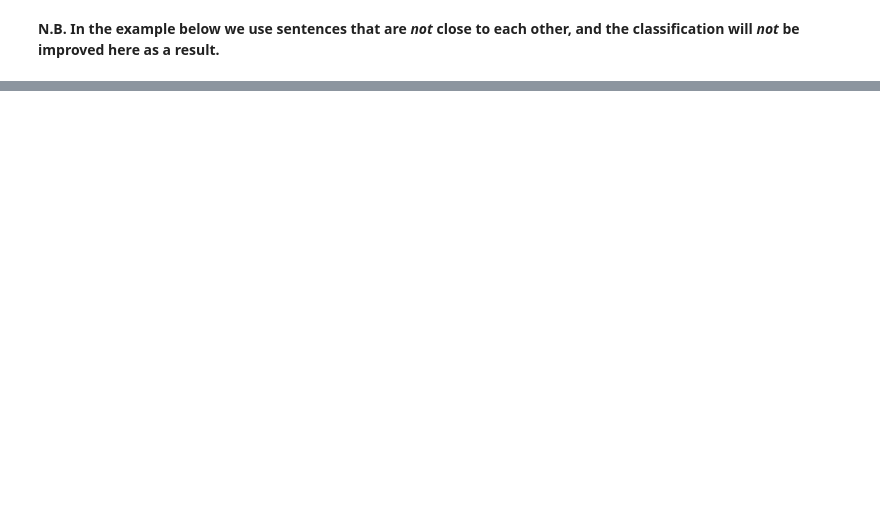
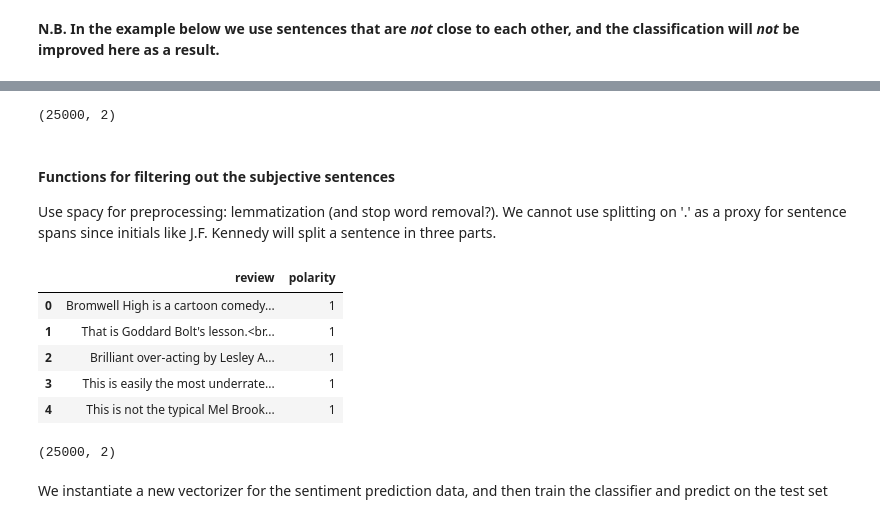
Before and after one commit to joel-n/sentiment-analysis, a Jupyter notebook: subjectivity_classification.ipynb, the cells around one changed output, grey strips where cells are left out. Drawn from its saved outputs; the diff is of its cells as text; code cells hidden in the pictures; blank space fills up the shorter version.

Commit message:
Added prediction on IMDb dataset (with subjectivity filtering)

```diff
--- a/subjectivity_classification.ipynb
+++ b/subjectivity_classification.ipynb
@@ -36,8 +73,9 @@ train_sentences, test_sentences, train_labels, test_labels = train_test_split(da
 # %% [markdown]
 Use binary vectorizer
 # %%
+# SET doc_preprocessor AS THE tokenizer ATTRIBUTE IN THE COUNT VECTORIZER TO USE IT
 bin_vectorizer = CountVectorizer(strip_accents=None, lowercase=True,
-                                 preprocessor=None, tokenizer=None,
+                                 preprocessor=None, tokenizer=doc_preprocessor,
                                  stop_words=None, ngram_range=(1, 1),
                                  binary=False)
 # %%
@@ -172,0 +262,41 @@ Sanity check: We disregard the sink and source nodes 0 and 9, and find node 1 an
+# %%
+def read_folder(folder_path):
+    file_paths = os.listdir(folder_path)
+    review = []
+    for filename in file_paths:
+        with open(f'{folder_path}/{filename}', mode='r', encoding="utf8") as file:
+            review.append(file.readline())
+    return review, file_paths
+
+
+def load_data():
+    tr_pos_review, _ = read_folder('aclImdb/train/pos')
+    tr_neg_review, _ = read_folder('aclImdb/train/neg')
+    te_pos_review, _ = read_folder('aclImdb/test/pos')
+    te_neg_review, _ = read_folder('aclImdb/test/neg')
+
+    tr_reviews_pos = pd.DataFrame(tr_pos_review, columns=['review'])
+    tr_reviews_pos['polarity'] = 1
+    tr_reviews_neg = pd.DataFrame(tr_neg_review, columns=['review'])
+    tr_reviews_neg['polarity'] = 0
+
+    tr_reviews = tr_reviews_pos.append(tr_reviews_neg, ignore_index=True)
+
+    te_reviews_pos = pd.DataFrame(te_pos_review, columns=['review'])
+    te_reviews_pos['polarity'] = 1
+    te_reviews_neg = pd.DataFrame(te_neg_review, columns=['review'])
+    te_reviews_neg['polarity'] = 0
+
+    te_reviews = te_reviews_pos.append(te_reviews_neg, ignore_index=True)
+
+    return tr_reviews, te_reviews
+# %%
+tr_reviews, te_reviews = load_data()
+# %%
+tr_reviews.shape
+# %% [output]
+(25000, 2)
+# %% [markdown]
+#### Functions for filtering out the subjective sentences
+
+Use spacy for preprocessing: lemmatization (and stop word removal?). We cannot use splitting on '.' as a proxy for sentence spans since initials like J.F. Kennedy will split a sentence in three parts.
@@ -172,0 +361,18 @@ Sanity check: We disregard the sink and source nodes 0 and 9, and find node 1 an
+# %%
+df_tr_filtered = subjectivity_filter(tr_reviews, m_naive_bayes, bin_vectorizer)
+df_te_filtered = subjectivity_filter(te_reviews, m_naive_bayes, bin_vectorizer)
+# %%
+df_tr_filtered.head()
+# %% [output]
+|  | review | polarity |
+| 0 | Bromwell High is a cartoon comedy... | 1 |
+| 1 | That is Goddard Bolt's lesson.<br... | 1 |
+| 2 | Brilliant over-acting by Lesley A... | 1 |
+| 3 | This is easily the most underrate... | 1 |
+| 4 | This is not the typical Mel Brook... | 1 |
+# %%
+df_tr_filtered.shape
+# %% [output]
+(25000, 2)
+# %% [markdown]
+We instantiate a new vectorizer for the sentiment prediction data, and then train the classifier and predict on the test set
```
Also changed, not shown: parts of 29 cells of this notebook.
